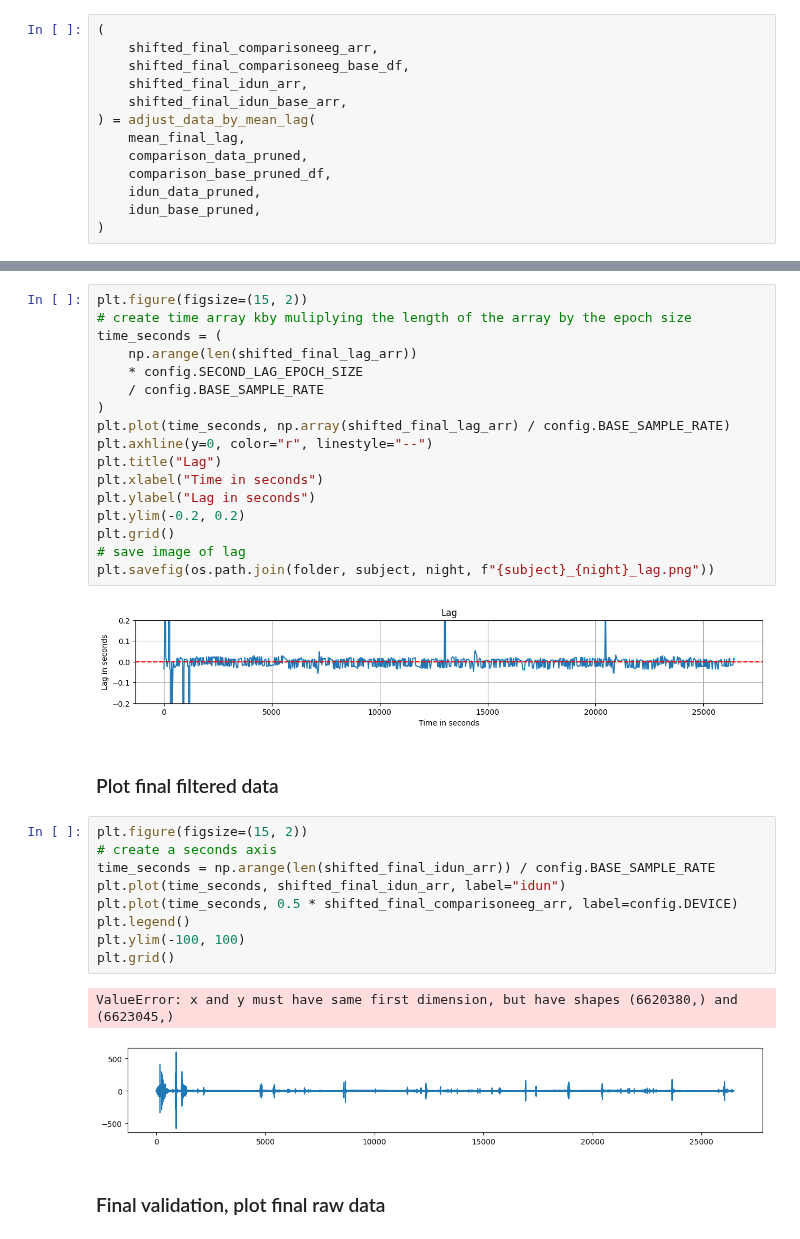
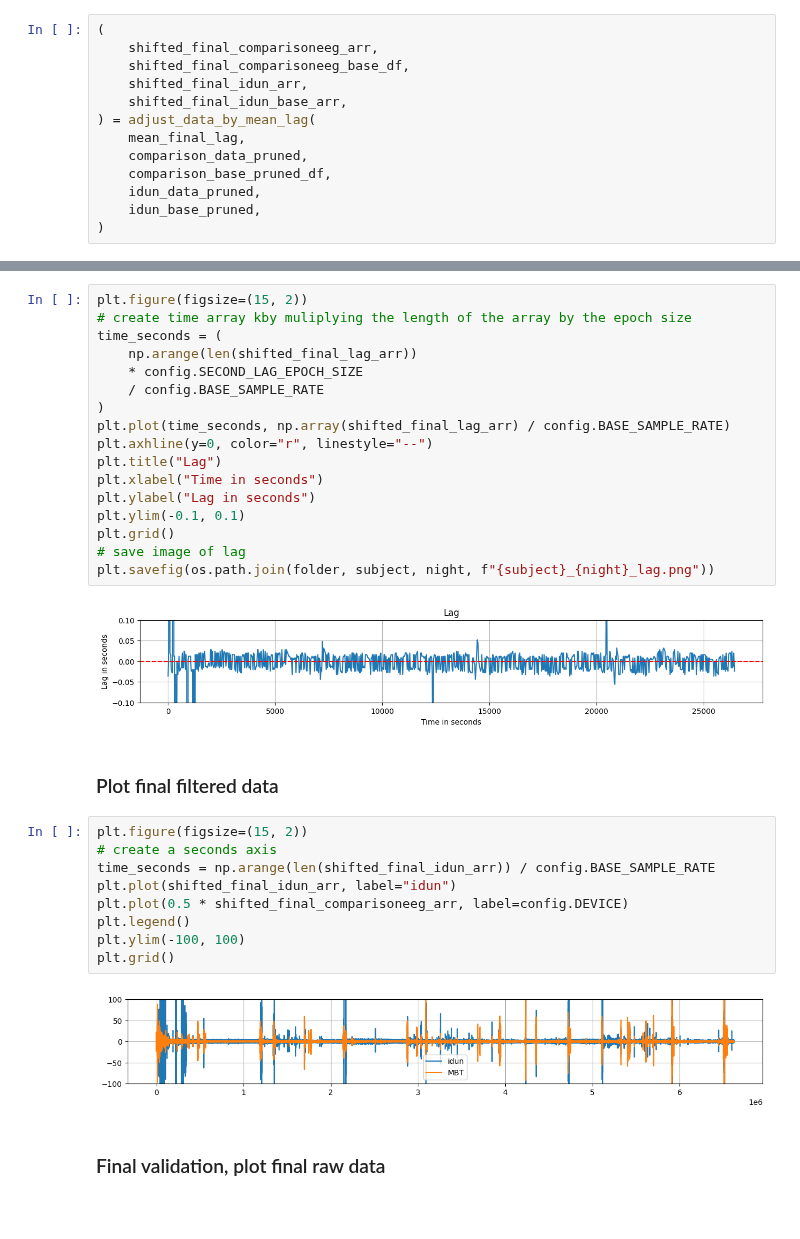
Before and after one commit to iduntech/idn-sync-data, a Jupyter notebook: sync_main.ipynb, the cells around one changed output, grey strips where cells are left out. Cells and saved outputs as stored; diff of their text form; blank space fills up the shorter version.

```diff
--- a/sync_main.ipynb
+++ b/sync_main.ipynb
@@ -540,26 +502,25 @@ plt.axhline(y=0, color="r", linestyle="--")
 plt.title("Lag")
 plt.xlabel("Time in seconds")
 plt.ylabel("Lag in seconds")
-plt.ylim(-0.2, 0.2)
+plt.ylim(-0.1, 0.1)
 plt.grid()
 # save image of lag
 plt.savefig(os.path.join(folder, subject, night, f"{subject}_{night}_lag.png"))
 # %% [output]
-[figure, old version]
+[figure, new version]
 # %% [markdown]
 ### Plot final filtered data
 # %%
 plt.figure(figsize=(15, 2))
 # create a seconds axis
 time_seconds = np.arange(len(shifted_final_idun_arr)) / config.BASE_SAMPLE_RATE
-plt.plot(time_seconds, shifted_final_idun_arr, label="idun")
-plt.plot(time_seconds, 0.5 * shifted_final_comparisoneeg_arr, label=config.DEVICE)
+plt.plot(shifted_final_idun_arr, label="idun")
+plt.plot(0.5 * shifted_final_comparisoneeg_arr, label=config.DEVICE)
 plt.legend()
 plt.ylim(-100, 100)
 plt.grid()
 # %% [output]
-ValueError: x and y must have same first dimension, but have shapes (6620380,) and (6623045,)
-[figure, old version]
+[figure, new version]
 # %% [markdown]
 ### Final validation, plot final raw data
 # %%
```
Also changed, not shown: parts of 19 cells of this notebook, 1 other file.
